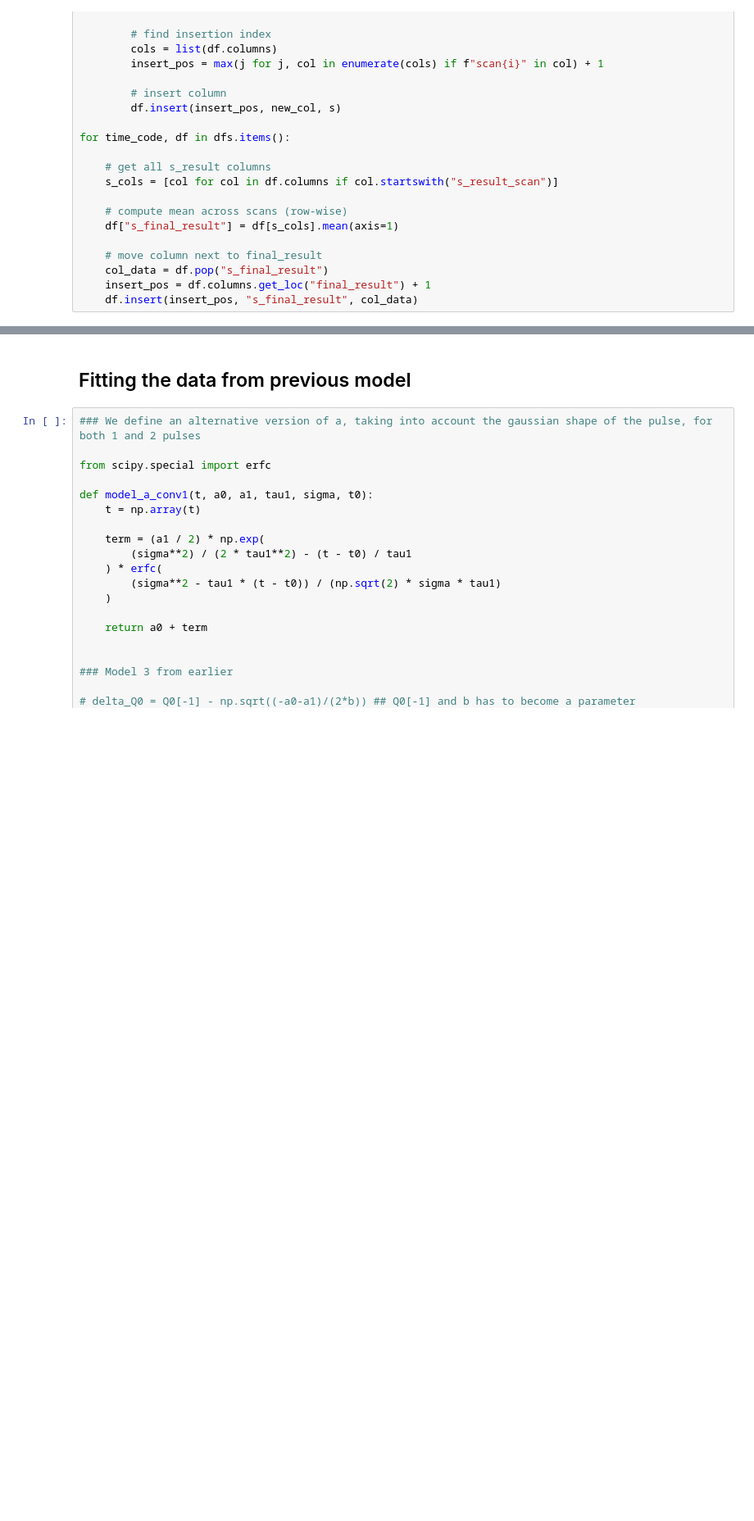
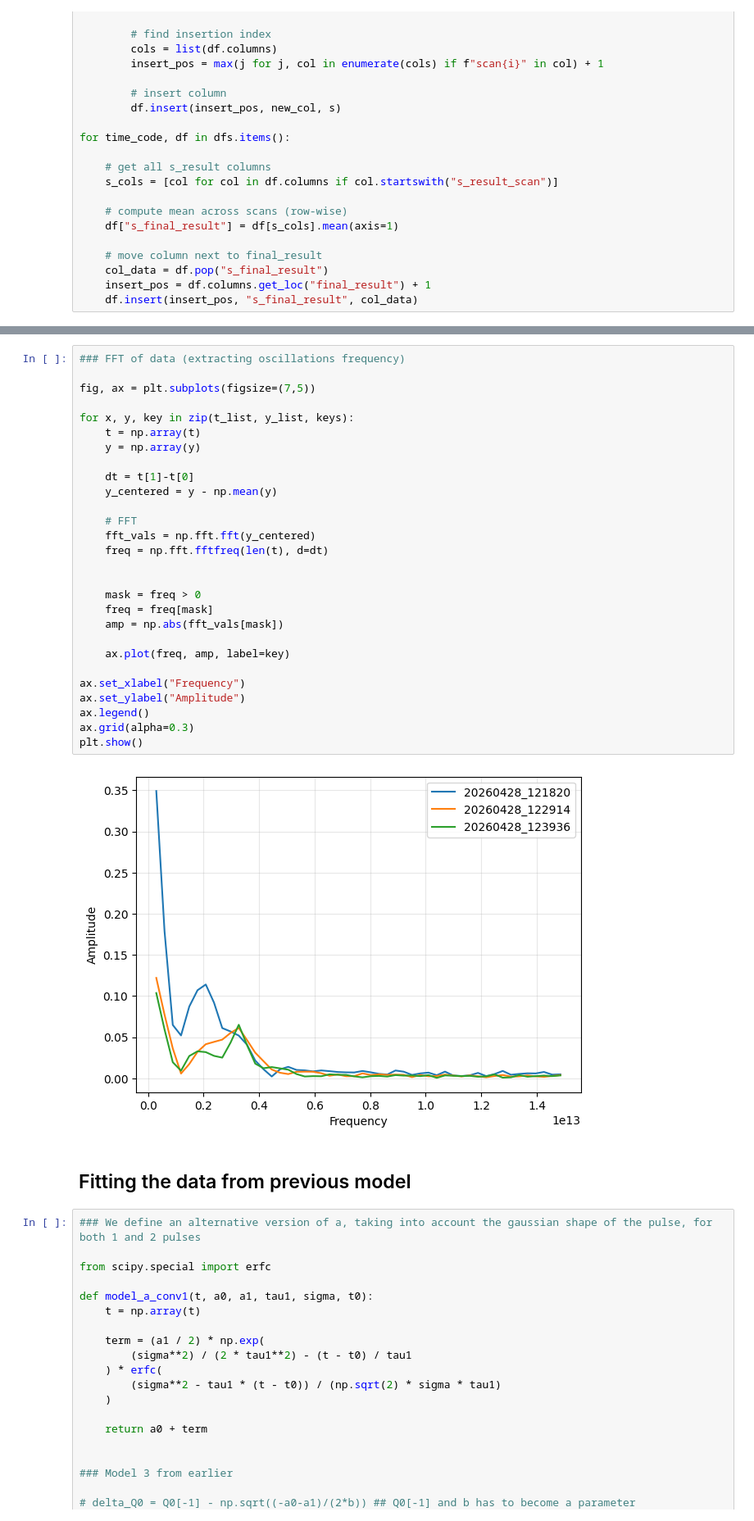
Before and after one commit to VictorC-dot/GeTe_Spectro_Simulation, a Jupyter notebook: Model_2D_Spectro.ipynb, the cells around one changed output, grey strips where cells are left out. Shown at 82% size. Drawn from its saved outputs; the diff is of its cells as text; blank space fills up the shorter version.

```diff
--- a/Model_2D_Spectro.ipynb
+++ b/Model_2D_Spectro.ipynb
@@ -1182,3 +1211,33 @@ Name: stage_actual_pos_scan1, Length: 101, dtype: float64
+# %%
+### FFT of data (extracting oscillations frequency)
+
+fig, ax = plt.subplots(figsize=(7,5))
+
+for x, y, key in zip(t_list, y_list, keys):
+    t = np.array(t)
+    y = np.array(y)
+
+    dt = t[1]-t[0]
+    y_centered = y - np.mean(y)
+
+    # FFT
+    fft_vals = np.fft.fft(y_centered)
+    freq = np.fft.fftfreq(len(t), d=dt)
+
+
+    mask = freq > 0
+    freq = freq[mask]
+    amp = np.abs(fft_vals[mask])
+
+    ax.plot(freq, amp, label=key)
+
+ax.set_xlabel("Frequency")
+ax.set_ylabel("Amplitude")
+ax.legend()
+ax.grid(alpha=0.3)
+plt.show()
+# %% [output]
+[figure, added]
 # %% [markdown]
 ## Fitting the data from previous model
 # %%
```
Also changed, not shown: parts of 8 cells of this notebook.
